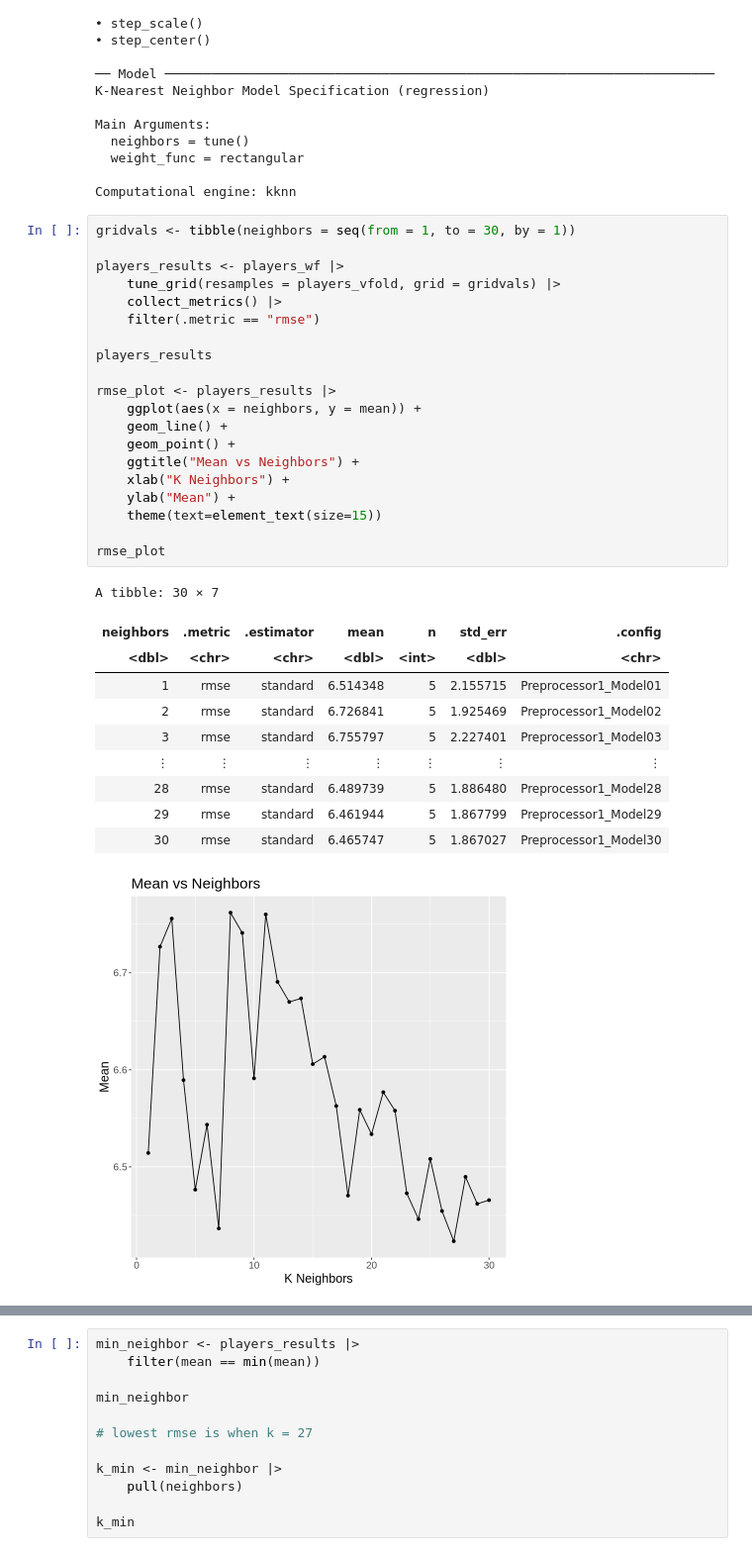
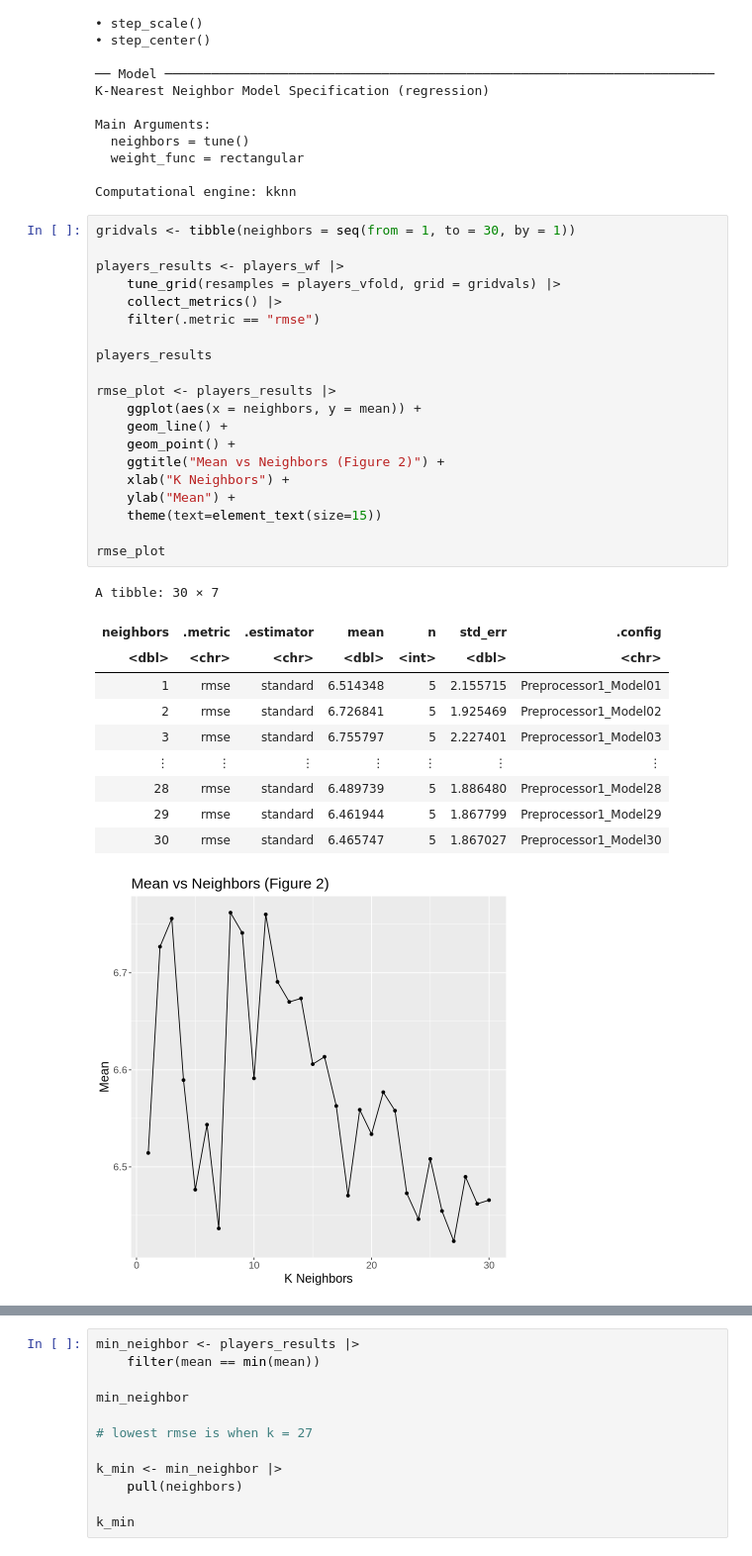
Before and after one commit to Seanrsl19/dsci-100-s006-g35, a Jupyter notebook: project_final.ipynb, the cells around one changed output, grey strips where cells are left out. Shown at 99% size. Drawn from its saved outputs; the diff is of its cells as text.

Commit message:
add plot + methods stuff

```diff
--- a/project_final.ipynb
+++ b/project_final.ipynb
@@ -245,32 +282,32 @@ Computational engine: kknn
 # %%
 gridvals <- tibble(neighbors = seq(from = 1, to = 30, by = 1))
 
 players_results <- players_wf |>
     tune_grid(resamples = players_vfold, grid = gridvals) |>
     collect_metrics() |>
     filter(.metric == "rmse")
 
 players_results
 
 rmse_plot <- players_results |>
     ggplot(aes(x = neighbors, y = mean)) +
     geom_line() +
     geom_point() +
-    ggtitle("Mean vs Neighbors") +
+    ggtitle("Mean vs Neighbors (Figure 2)") +
     xlab("K Neighbors") +
     ylab("Mean") +
     theme(text=element_text(size=15))
 
 rmse_plot
 # %% [output]
 A tibble: 30 × 7
 | neighbors | .metric | .estimator | mean | n | std_err | .config |
 | <dbl> | <chr> | <chr> | <dbl> | <int> | <dbl> | <chr> |
 | 1 | rmse | standard | 6.514348 | 5 | 2.155715 | Preprocessor1_Model01 |
 | 2 | rmse | standard | 6.726841 | 5 | 1.925469 | Preprocessor1_Model02 |
 | 3 | rmse | standard | 6.755797 | 5 | 2.227401 | Preprocessor1_Model03 |
 | ⋮ | ⋮ | ⋮ | ⋮ | ⋮ | ⋮ | ⋮ |
 | 28 | rmse | standard | 6.489739 | 5 | 1.886480 | Preprocessor1_Model28 |
 | 29 | rmse | standard | 6.461944 | 5 | 1.867799 | Preprocessor1_Model29 |
 | 30 | rmse | standard | 6.465747 | 5 | 1.867027 | Preprocessor1_Model30 |
-[figure, old version]
+[figure, new version]
```
Also changed, not shown: parts of 11 cells of this notebook.
